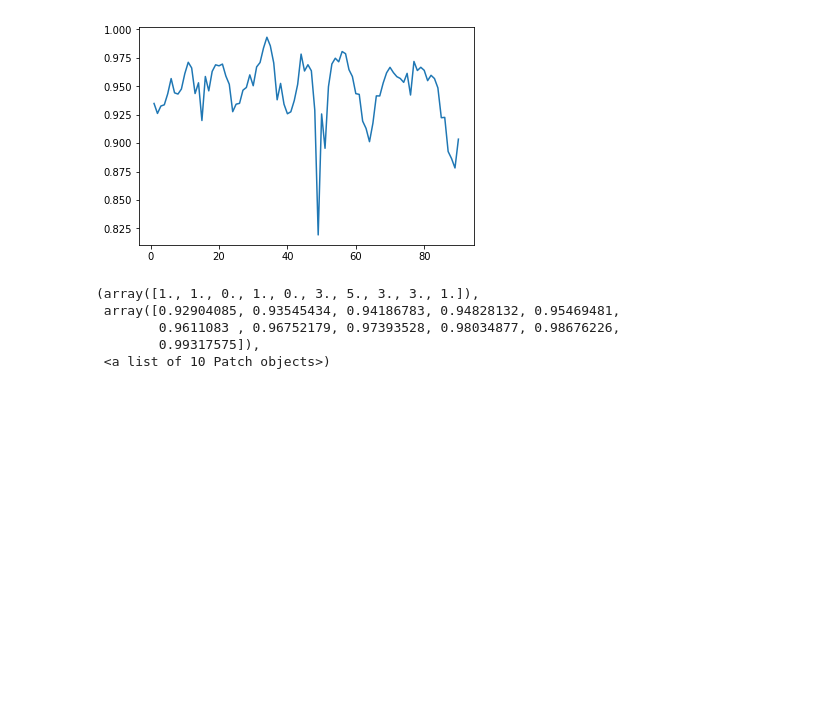
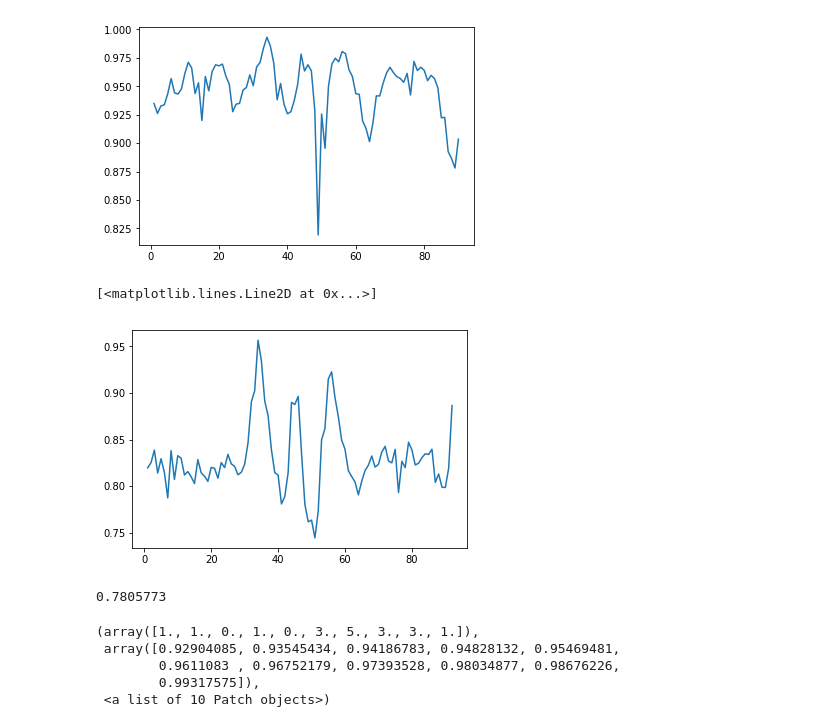
Before and after one commit to ipab-rad/saifer-surgery, a Jupyter notebook: src/saif_planning/src/planning_discrete_pts/scripts/Untitled.ipynb, the cells around one changed output. Drawn from its saved outputs; the diff is of its cells as text; code cells hidden in the pictures; blank space fills up the shorter version.

```diff
--- a/src/saif_planning/src/planning_discrete_pts/scripts/Untitled.ipynb
+++ b/src/saif_planning/src/planning_discrete_pts/scripts/Untitled.ipynb
@@ -417,6 +455,16 @@ hit_reward = [liquid[i] for i in range(0, 90) if i+1 in hits]
 miss_reward = [liquid[i] for i in range(0, 90) if i+1 not in hits]
 # %% [output]
 [figure]
+# %%
+liquid2 = [0.8196702, 0.825263, 0.8387028, 0.81409967, 0.8294133, 0.8148302, 0.78746754, 0.83815676, 0.8072524, 0.8327201, 0.83002764, 0.8120179, 0.81566703, 0.8100515, 0.8028408, 0.82852256, 0.8143857, 0.8106856, 0.8051103, 0.8200867, 0.8192496, 0.80852145, 0.82537496, 0.81992584, 0.8341848, 0.82396764, 0.82120085, 0.81218493, 0.81492573, 0.8234552, 0.846502, 0.8904126, 0.90261906, 0.95671046, 0.93471265, 0.89138466, 0.8757016, 0.83921415, 0.81453997, 0.8119408, 0.7809101, 0.78887373, 0.8146157, 0.8899643, 0.8877652, 0.89640987, 0.83559704, 0.7805773, 0.7617264, 0.76350313, 0.74440736, 0.77334124, 0.8499333, 0.8617088, 0.91494256, 0.9228058, 0.8952732, 0.8747742, 0.84939396, 0.8396176, 0.81670374, 0.81028783, 0.8044912, 0.7907189, 0.80533326, 0.81681544, 0.8225681, 0.8323749, 0.8205107, 0.8234024, 0.8365844, 0.8427549, 0.8270748, 0.8250468, 0.8395009, 0.7931638, 0.8266379, 0.81997687, 0.8472174, 0.83894646, 0.8227781, 0.82462764, 0.8305719, 0.8348114, 0.8340585, 0.8396634, 0.80404085, 0.8130662, 0.79884696, 0.79854435, 0.81949896, 0.8865035]
+plt.plot(range(1, len(liquid2)+1), liquid2)
+# %% [output]
+[<matplotlib.lines.Line2D at 0x...>]
+[figure, added]
+# %%
+liquid2[47]
+# %% [output]
+0.7805773
 # %%
 plt.hist(hit_reward)
 # %% [output]
```
Also changed, not shown: parts of 18 cells of this notebook.
